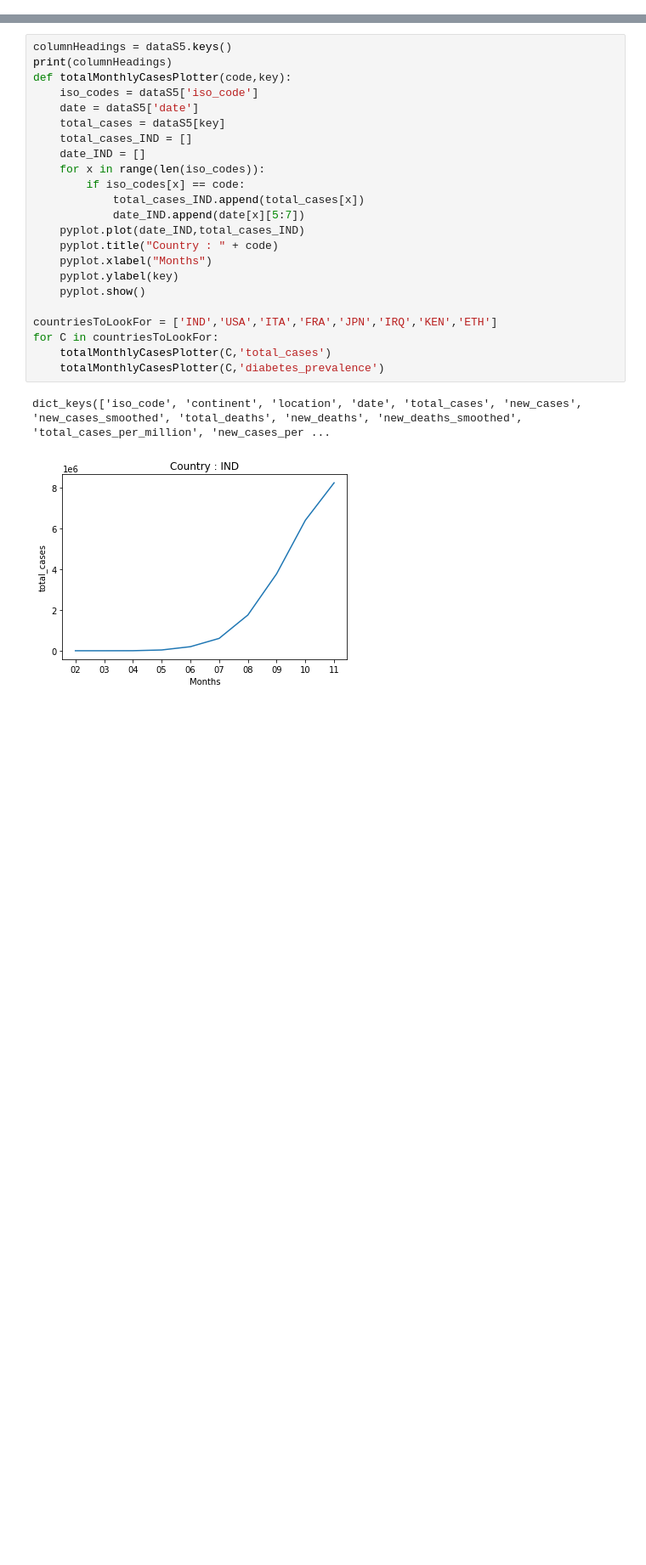
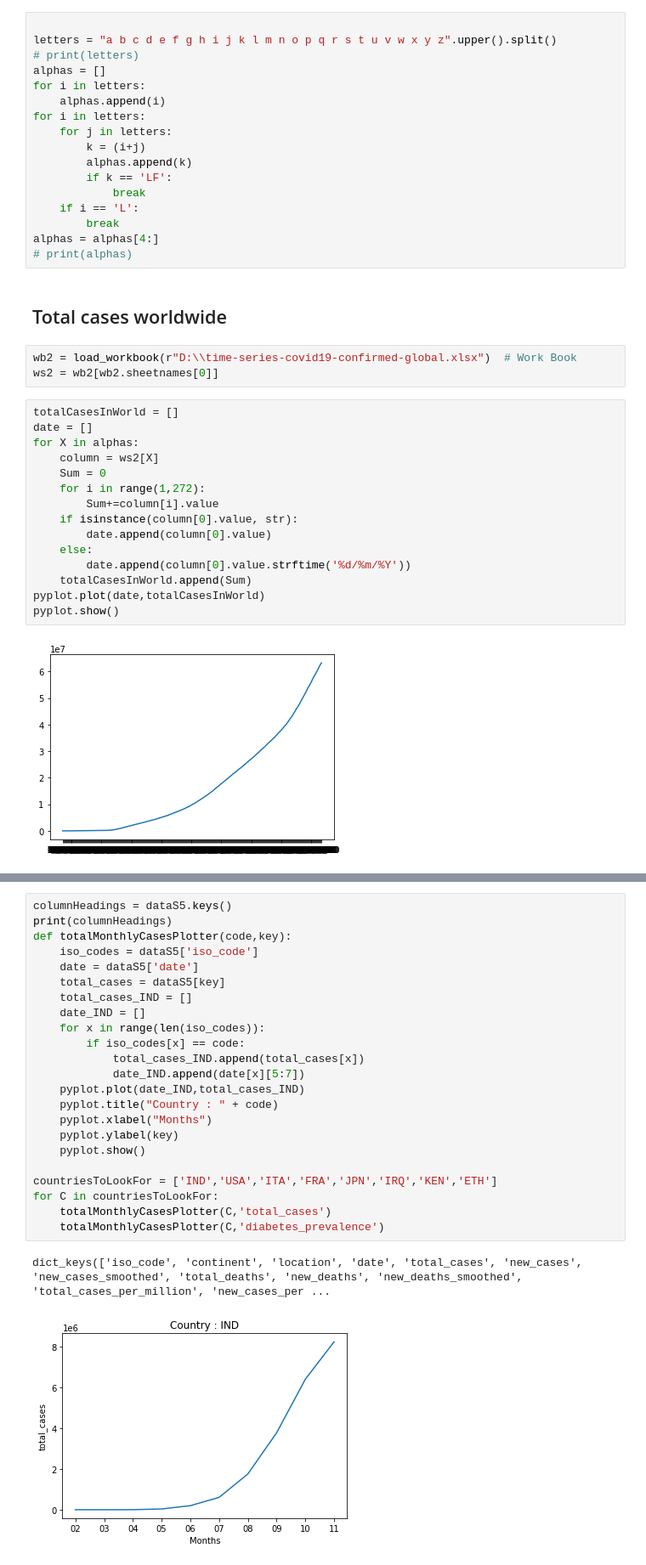
Before and after one commit to AtulSingh-Emyre/Data-Analysis-Covid-cases, a Jupyter notebook: code base/Untitled.ipynb, the cells around one changed output, grey strips where cells are left out. Shown: that part at 85% size. Drawn from its saved outputs; the diff is of its cells as text; blank space fills up the shorter version.

Commit message:
Hypothesis 1 plots Complete

```diff
--- a/code base/Untitled.ipynb
+++ b/code base/Untitled.ipynb
@@ -2,0 +15,39 @@ Collecting data from dataset
+# %%
+
+letters = "a b c d e f g h i j k l m n o p q r s t u v w x y z".upper().split()
+# print(letters)
+alphas = []
+for i in letters:
+    alphas.append(i)
+for i in letters:
+    for j in letters:
+        k = (i+j)
+        alphas.append(k)
+        if k == 'LF':
+            break
+    if i == 'L':
+        break
+alphas = alphas[4:]
+# print(alphas)
+# %% [markdown]
+<h2> Total cases worldwide </h2>
+# %%
+wb2 = load_workbook(r"D:\\time-series-covid19-confirmed-global.xlsx")  # Work Book
+ws2 = wb2[wb2.sheetnames[0]]
+# %%
+totalCasesInWorld = []
+date = []
+for X in alphas:
+    column = ws2[X]
+    Sum = 0
+    for i in range(1,272):
+        Sum+=column[i].value
+    if isinstance(column[0].value, str):
+        date.append(column[0].value)
+    else:
+        date.append(column[0].value.strftime('%d/%m/%Y'))
+    totalCasesInWorld.append(Sum)
+pyplot.plot(date,totalCasesInWorld)
+pyplot.show()
+# %% [output]
+[figure, added]
```
Also changed, not shown: parts of 18 cells of this notebook, 7 other files.
